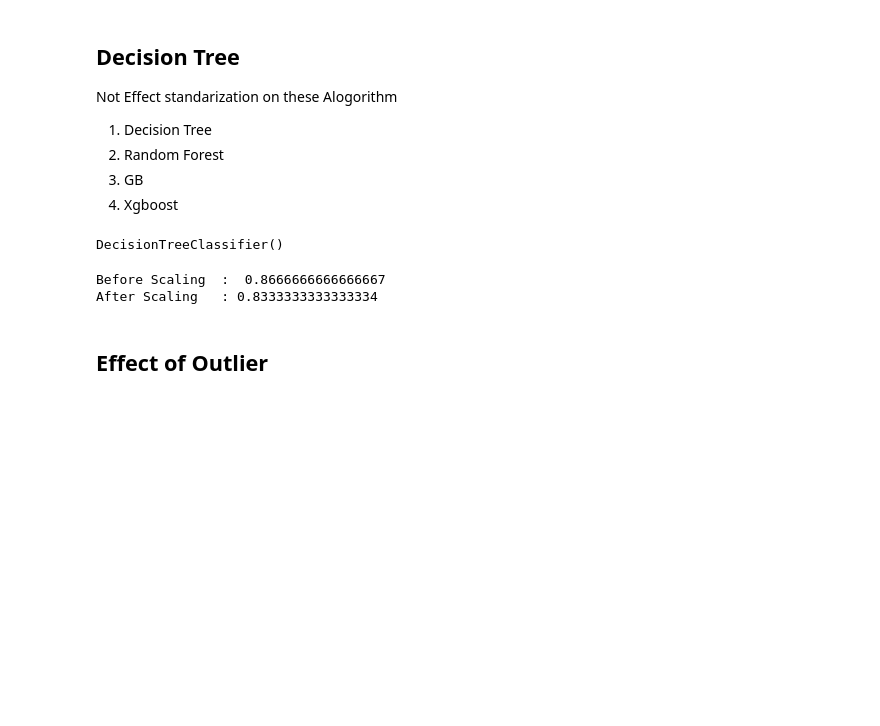
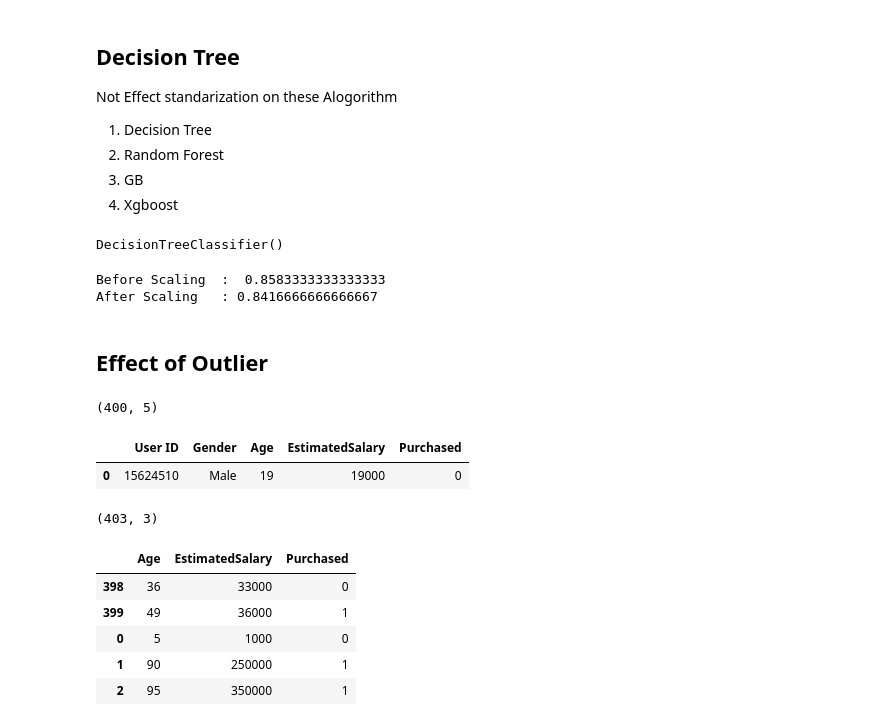
Before and after one commit to danishmeh/CampusX-ML, a Jupyter notebook: day24/file.ipynb, the cells around one changed output. Saved outputs shown, nothing was run; the diff lists cells and outputs as text; code cells hidden in the pictures; blank space fills up the shorter version.

```diff
--- a/day24/file.ipynb
+++ b/day24/file.ipynb
@@ -226,10 +226,32 @@ y_pred = dt.predict(X_test)
 y_pred_scaled = dt_scaled.predict(X_test_scaled)
 # %%
 from sklearn.metrics  import accuracy_score
-print("Before Scaling  : ",accuracy_score(y_test,yp))
-print("After Scaling   :",accuracy_score(y_test,yp_scaled))
+print("Before Scaling  : ",accuracy_score(y_test,y_pred))
+print("After Scaling   :",accuracy_score(y_test,y_pred_scaled))
 # %% [output]
-Before Scaling  :  0.8666666666666667
-After Scaling   : 0.8333333333333334
+Before Scaling  :  0.8583333333333333
+After Scaling   : 0.8416666666666667
 # %% [markdown]
 ## **Effect of Outlier**
+# %%
+print(df.shape)
+df.head(1)
+# %% [output]
+(400, 5)
+|  | User ID | Gender | Age | EstimatedSalary | Purchased |
+| 0 | 15624510 | Male | 19 | 19000 | 0 |
+# %%
+df1 = df1.append(pd.DataFrame({"Age":[5,90,95],"EstimatedSalary":[1000,250000,350000],"Purchased":[0,1,1]}))
+# %%
+df1.shape
+# %% [output]
+(403, 3)
+# %%
+df1.tail()
+# %% [output]
+|  | Age | EstimatedSalary | Purchased |
+| 398 | 36 | 33000 | 0 |
+| 399 | 49 | 36000 | 1 |
+| 0 | 5 | 1000 | 0 |
+| 1 | 90 | 250000 | 1 |
+| 2 | 95 | 350000 | 1 |
```
Also changed, not shown: parts of 8 cells of this notebook, 3 other files.
